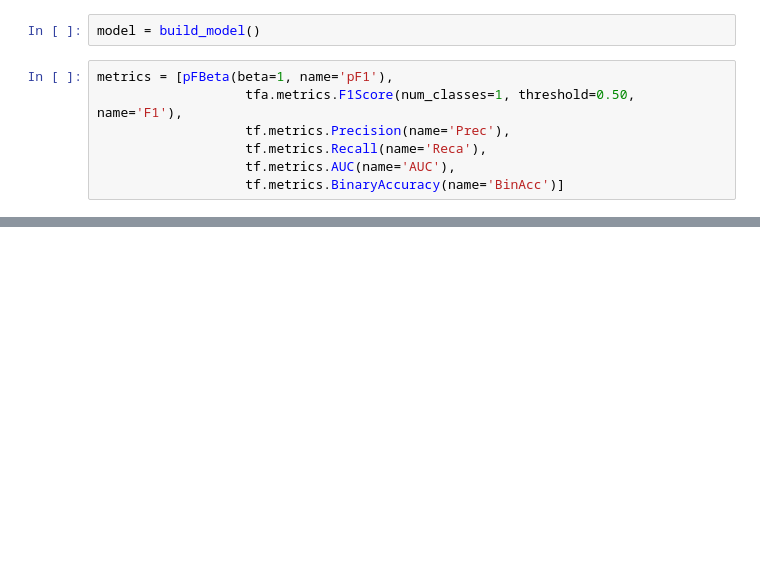
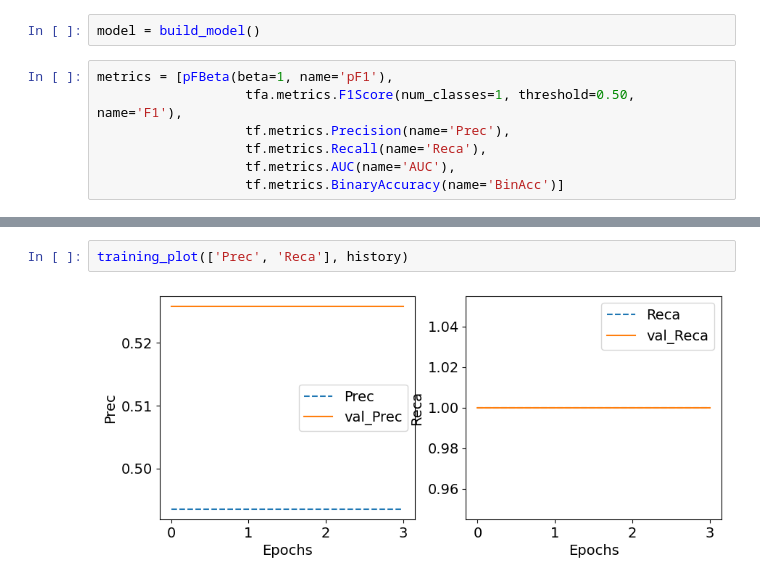
Before and after one commit to PedroAMtz/Cancer_de_Mama, a Jupyter notebook: models/model_V1_EfficientNet.ipynb, the cells around one changed output, grey strips where cells are left out. Cells and saved outputs as stored; diff of their text form; blank space fills up the shorter version.

```diff
--- a/models/model_V1_EfficientNet.ipynb
+++ b/models/model_V1_EfficientNet.ipynb
@@ -219,0 +311,4 @@ history = model.fit(train_dataset,
+# %%
+training_plot(['Prec', 'Reca'], history)
+# %% [output]
+[figure, added]
```
Also changed, not shown: parts of 39 cells of this notebook.
